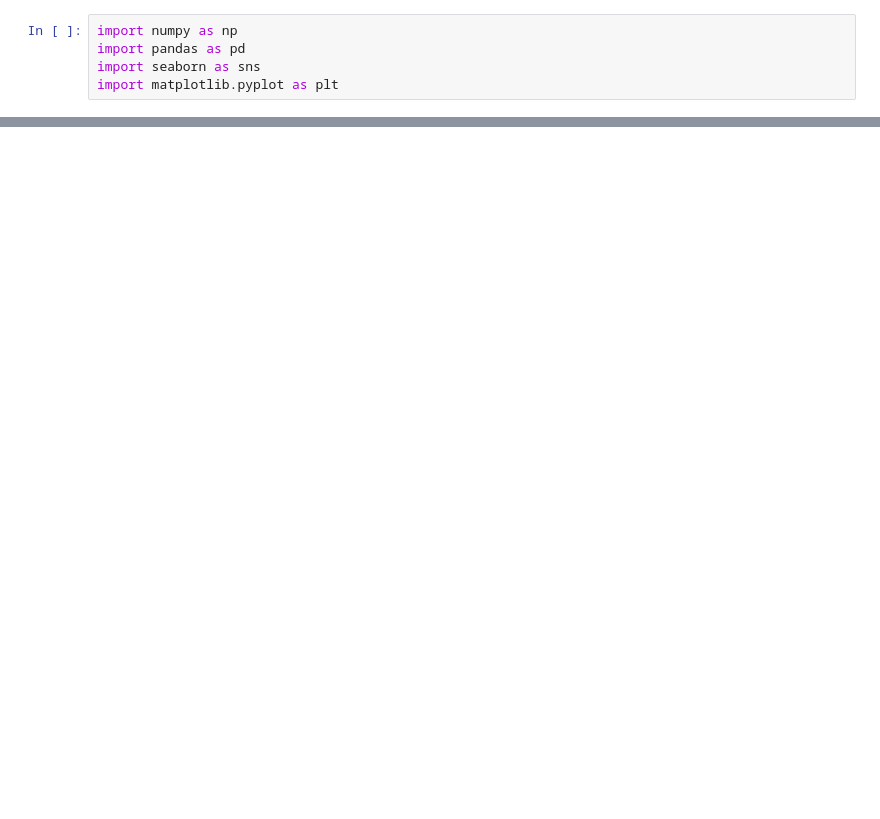
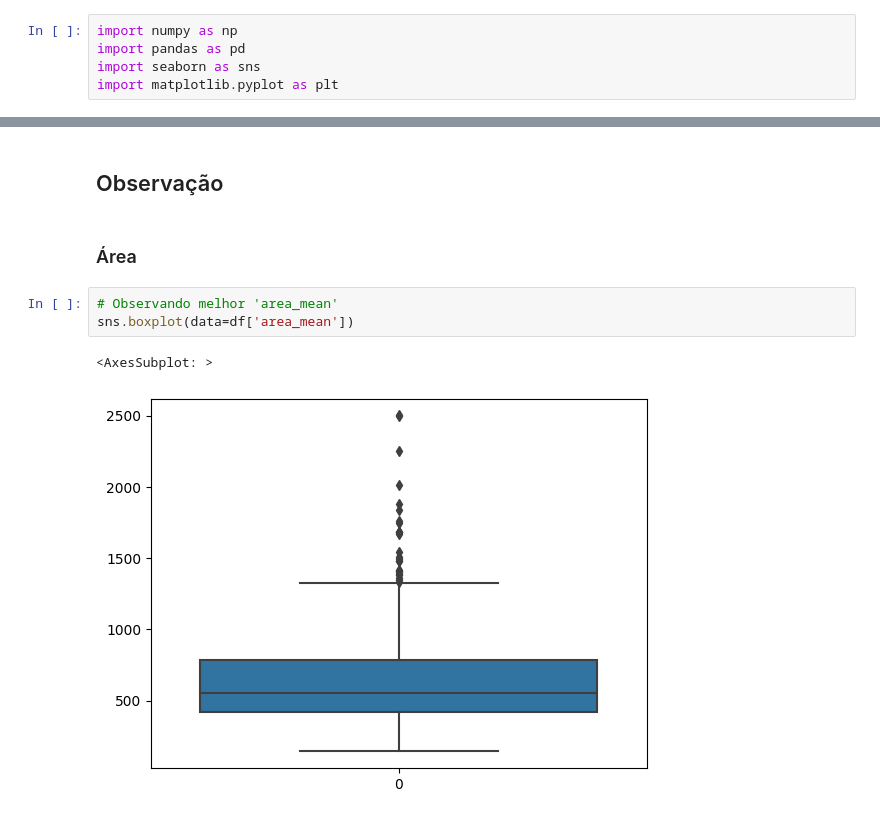
Before and after one commit to enricovivan/ml_python, a Jupyter notebook: notebooks/RandomForest.ipynb, the cells around one changed output, grey strips where cells are left out. Cells and saved outputs as stored; diff of their text form; blank space fills up the shorter version.

```diff
--- a/notebooks/RandomForest.ipynb
+++ b/notebooks/RandomForest.ipynb
@@ -71,0 +110,10 @@ memory usage: 534.2+ KB
+# %% [markdown]
+## Observação
+# %% [markdown]
+### Área
+# %%
+# Observando melhor 'area_mean'
+sns.boxplot(data=df['area_mean'])
+# %% [output]
+<AxesSubplot: >
+[figure, added]
```
Also changed, not shown: parts of 22 cells of this notebook.
